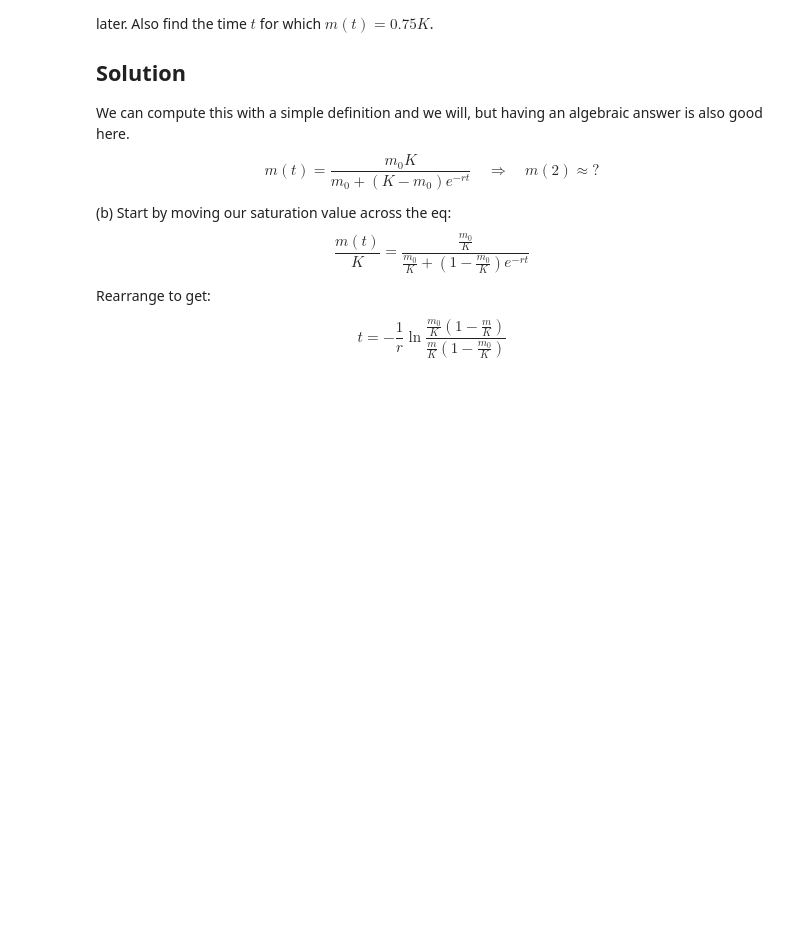
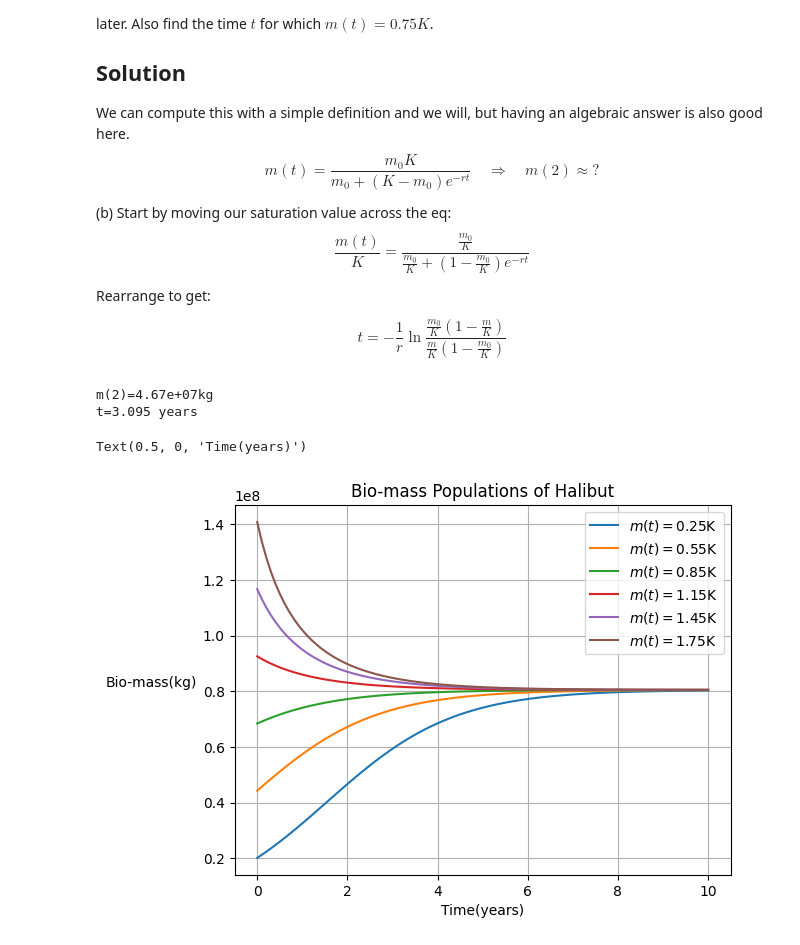
Before and after one commit to FatAnorexic/Math-and-Physics, a Jupyter notebook: diffy_q/population/logistic_equation.ipynb, the cells around one changed output. Cells and saved outputs as stored; diff of their text form; code cells hidden in the pictures; blank space fills up the shorter version.

Commit message:
Make plot of example 1 solution

```diff
--- a/diffy_q/population/logistic_equation.ipynb
+++ b/diffy_q/population/logistic_equation.ipynb
@@ -63,0 +60,40 @@ import numpy as np
+# %%
+import pandas as pd
+import matplotlib.pyplot as plt
+import numpy as np
+
+def fish_population(init_bio_mass, saturation, rate, time):
+    return (init_bio_mass*saturation)/(init_bio_mass+(saturation-init_bio_mass)*np.exp(-rate*time))
+
+def time_to_population(init_bio_mass, saturation, rate, population_mass):
+    return -1/rate*np.log((init_bio_mass/saturation*(1-population_mass/saturation))/(population_mass/saturation*(1-init_bio_mass/saturation)))
+
+r=0.71
+k=8.05e7
+m_0=0.25*k
+
+two_year_mass=fish_population(m_0, k, r, 2)
+print(f"m(2)={two_year_mass:.2e}kg")
+
+m_i=0.75*k
+
+year=time_to_population(m_0, k, r, m_i)
+print(f"t={year:.3f} years")
+
+# Model this for various initial bio-masses
+m_init=np.linspace(0.25*k, 1.75*k, 6)
+
+time=np.linspace(0,10,100)
+
+for m in m_init:
+    plt.plot(time, fish_population(m, k, r, time), label=rf"$m(t)=${m/k}K")
+plt.legend()
+plt.grid()
+plt.title(label="Bio-mass Populations of Halibut")
+plt.ylabel("Bio-mass(kg)", rotation=0, ha='right')
+plt.xlabel("Time(years)")
+# %% [output]
+m(2)=4.67e+07kg
+t=3.095 years
+Text(0.5, 0, 'Time(years)')
+[figure, added]
```
Also changed, not shown: parts of 1 cell of this notebook.
